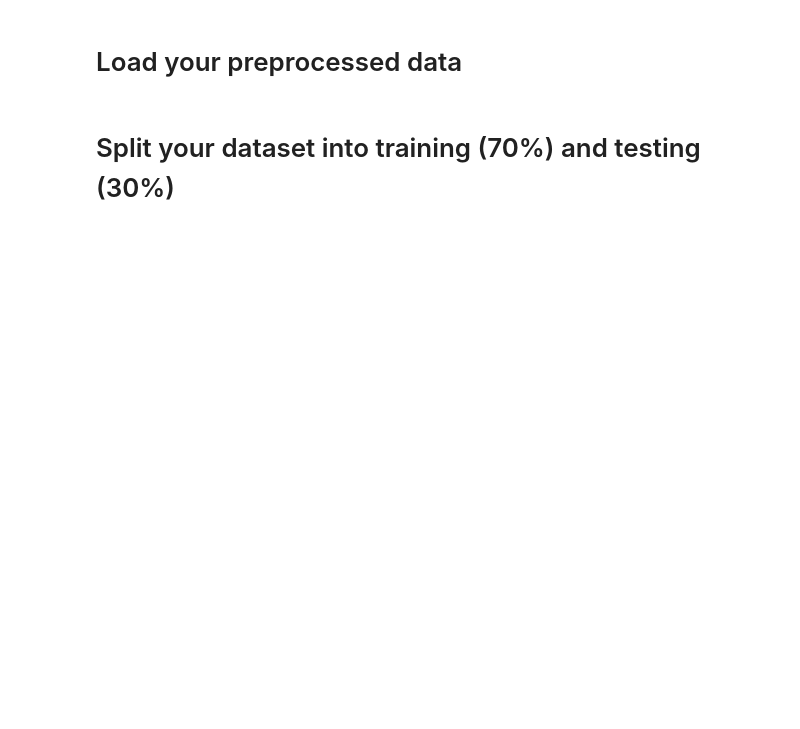
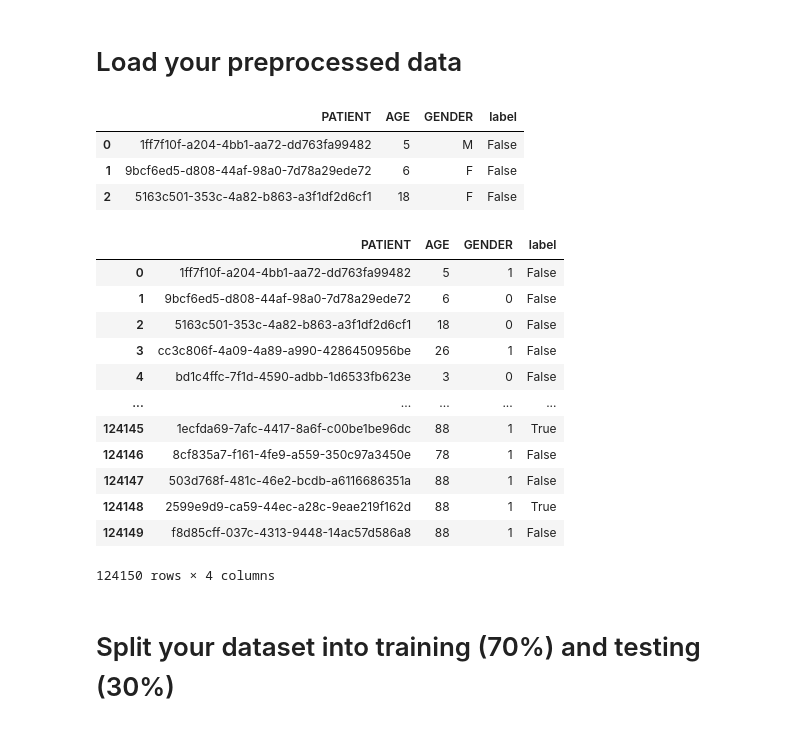
Before and after one commit to keithcallenberg/healthcare-data-carpentry, a Jupyter notebook: code/04_modeling.ipynb, the cells around one changed output. Drawn from its saved outputs; the diff is of its cells as text; code cells hidden in the pictures; blank space fills up the shorter version.

```diff
--- a/code/04_modeling.ipynb
+++ b/code/04_modeling.ipynb
@@ -12,5 +13,30 @@ ModuleNotFoundError: No module named 'sklearn'
 # Load your preprocessed data
 # %%
 X = pd.read_csv('../data/model_input.csv')
+X.head(3)
+# %% [output]
+|  | PATIENT | AGE | GENDER | label |
+| 0 | 1ff7f10f-a204-4bb1-aa72-dd763fa99482 | 5 | M | False |
+| 1 | 9bcf6ed5-d808-44af-98a0-7d78a29ede72 | 6 | F | False |
+| 2 | 5163c501-353c-4a82-b863-a3f1df2d6cf1 | 18 | F | False |
+# %%
+# convert non-numeric columns to numeric
+X['GENDER'] = X['GENDER'].astype('category')
+X['GENDER'] = X['GENDER'].cat.codes
+X
+# %% [output]
+|  | PATIENT | AGE | GENDER | label |
+| 0 | 1ff7f10f-a204-4bb1-aa72-dd763fa99482 | 5 | 1 | False |
+| 1 | 9bcf6ed5-d808-44af-98a0-7d78a29ede72 | 6 | 0 | False |
+| 2 | 5163c501-353c-4a82-b863-a3f1df2d6cf1 | 18 | 0 | False |
+| 3 | cc3c806f-4a09-4a89-a990-4286450956be | 26 | 1 | False |
+| 4 | bd1c4ffc-7f1d-4590-adbb-1d6533fb623e | 3 | 0 | False |
+| ... | ... | ... | ... | ... |
+| 124145 | 1ecfda69-7afc-4417-8a6f-c00be1be96dc | 88 | 1 | True |
+| 124146 | 8cf835a7-f161-4fe9-a559-350c97a3450e | 78 | 1 | False |
+| 124147 | 503d768f-481c-46e2-bcdb-a6116686351a | 88 | 1 | False |
+| 124148 | 2599e9d9-ca59-44ec-a28c-9eae219f162d | 88 | 1 | True |
+| 124149 | f8d85cff-037c-4313-9448-14ac57d586a8 | 88 | 1 | False |
+124150 rows × 4 columns
 # %% [markdown]
 # Split your dataset into training (70%) and testing (30%)
```
Also changed, not shown: parts of 5 cells of this notebook.
